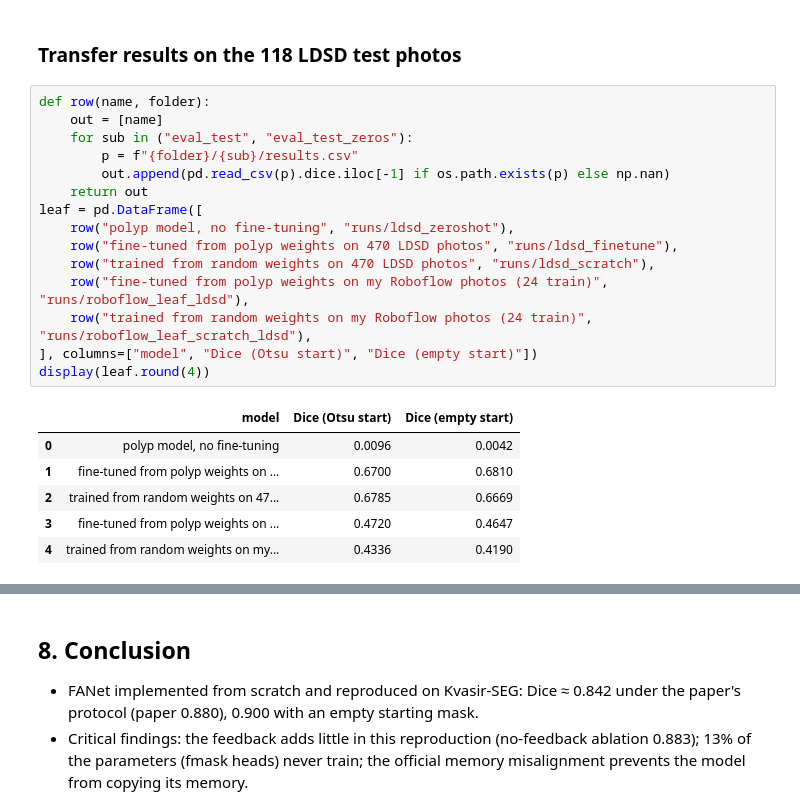
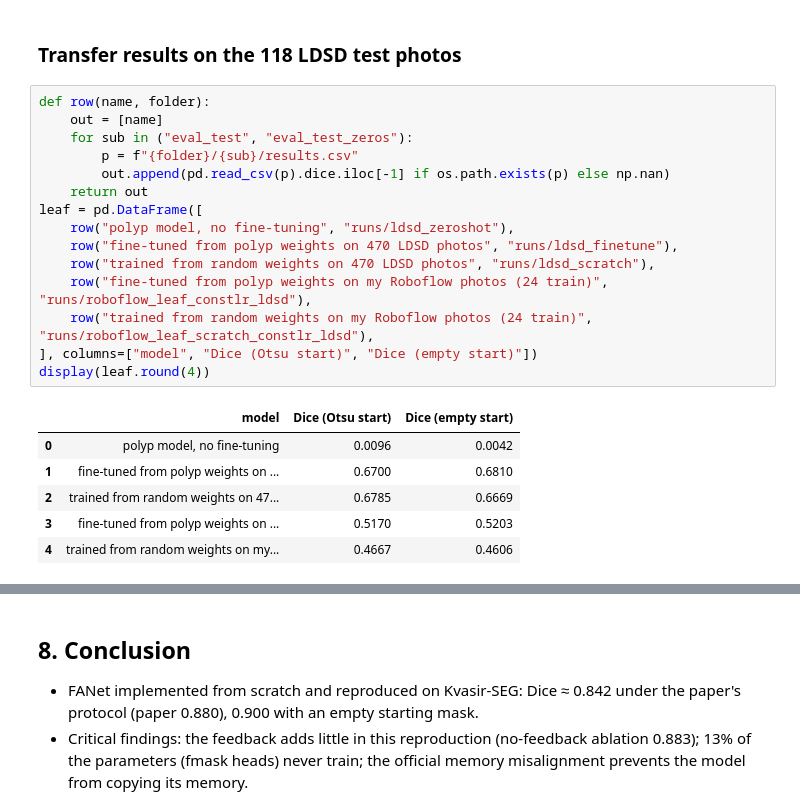
Before and after one commit to Chaitanya-666/DLproject, a Jupyter notebook: notebooks/FANet_project.ipynb, the cells around one changed output, grey strips where cells are left out. Saved outputs shown, nothing was run; the diff lists cells and outputs as text.

```diff
--- a/notebooks/FANet_project.ipynb
+++ b/notebooks/FANet_project.ipynb
@@ -315,23 +315,23 @@ my hand labels vs LDSD's masks: Dice mean 0.730 over 30 photos
 # %%
 def row(name, folder):
     out = [name]
     for sub in ("eval_test", "eval_test_zeros"):
         p = f"{folder}/{sub}/results.csv"
         out.append(pd.read_csv(p).dice.iloc[-1] if os.path.exists(p) else np.nan)
     return out
 leaf = pd.DataFrame([
     row("polyp model, no fine-tuning", "runs/ldsd_zeroshot"),
     row("fine-tuned from polyp weights on 470 LDSD photos", "runs/ldsd_finetune"),
     row("trained from random weights on 470 LDSD photos", "runs/ldsd_scratch"),
-    row("fine-tuned from polyp weights on my Roboflow photos (24 train)", "runs/roboflow_leaf_ldsd"),
-    row("trained from random weights on my Roboflow photos (24 train)", "runs/roboflow_leaf_scratch_ldsd"),
+    row("fine-tuned from polyp weights on my Roboflow photos (24 train)", "runs/roboflow_leaf_constlr_ldsd"),
+    row("trained from random weights on my Roboflow photos (24 train)", "runs/roboflow_leaf_scratch_constlr_ldsd"),
 ], columns=["model", "Dice (Otsu start)", "Dice (empty start)"])
 display(leaf.round(4))
 # %% [output]
 |  | model | Dice (Otsu start) | Dice (empty start) |
 | 0 | polyp model, no fine-tuning | 0.0096 | 0.0042 |
 | 1 | fine-tuned from polyp weights on ... | 0.6700 | 0.6810 |
 | 2 | trained from random weights on 47... | 0.6785 | 0.6669 |
-| 3 | fine-tuned from polyp weights on ... | 0.4720 | 0.4647 |
-| 4 | trained from random weights on my... | 0.4336 | 0.4190 |
+| 3 | fine-tuned from polyp weights on ... | 0.5170 | 0.5203 |
+| 4 | trained from random weights on my... | 0.4667 | 0.4606 |
 # %%
```
Also changed, not shown: parts of 2 cells of this notebook, 14 other files.
